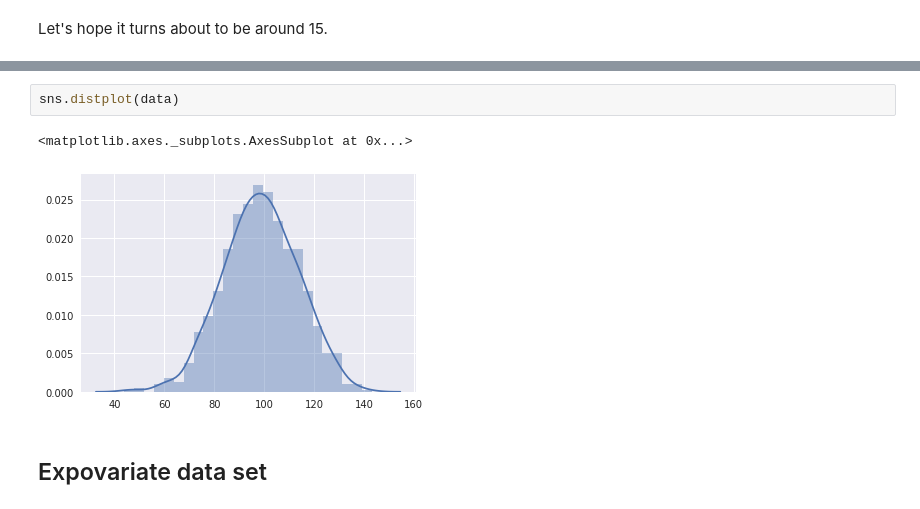
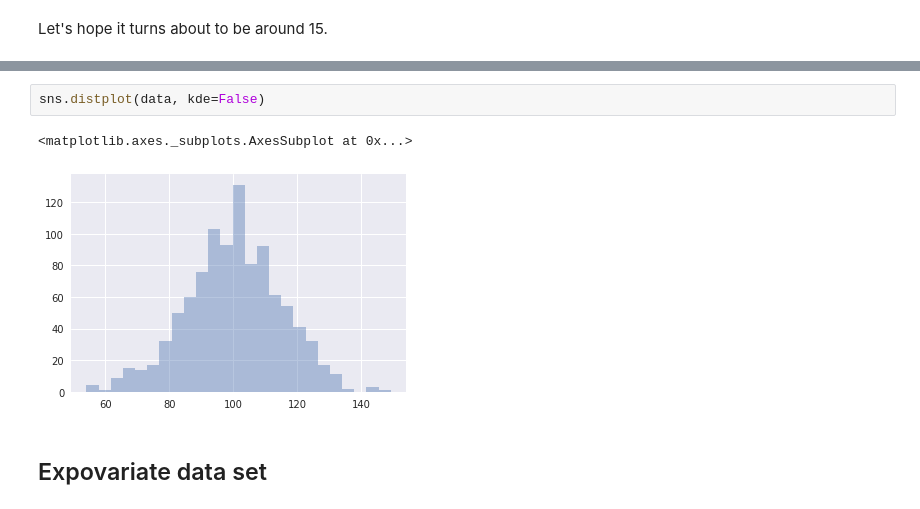
Before and after one commit to staticaland/modern-python-notes, a Jupyter notebook: modern_python.ipynb, the cells around one changed output, grey strips where cells are left out. Saved outputs shown, nothing was run; the diff lists cells and outputs as text.

```diff
--- a/modern_python.ipynb
+++ b/modern_python.ipynb
@@ -345,8 +359,8 @@ stdev(data)
 # %%
-sns.distplot(data)
+sns.distplot(data, kde=False)
 # %% [output]
 <matplotlib.axes._subplots.AxesSubplot at 0x...>
-[figure, old version]
+[figure, new version]
 # %% [markdown]
 ## Expovariate data set
 # %% [markdown]
```
Also changed, not shown: parts of 39 cells of this notebook.
